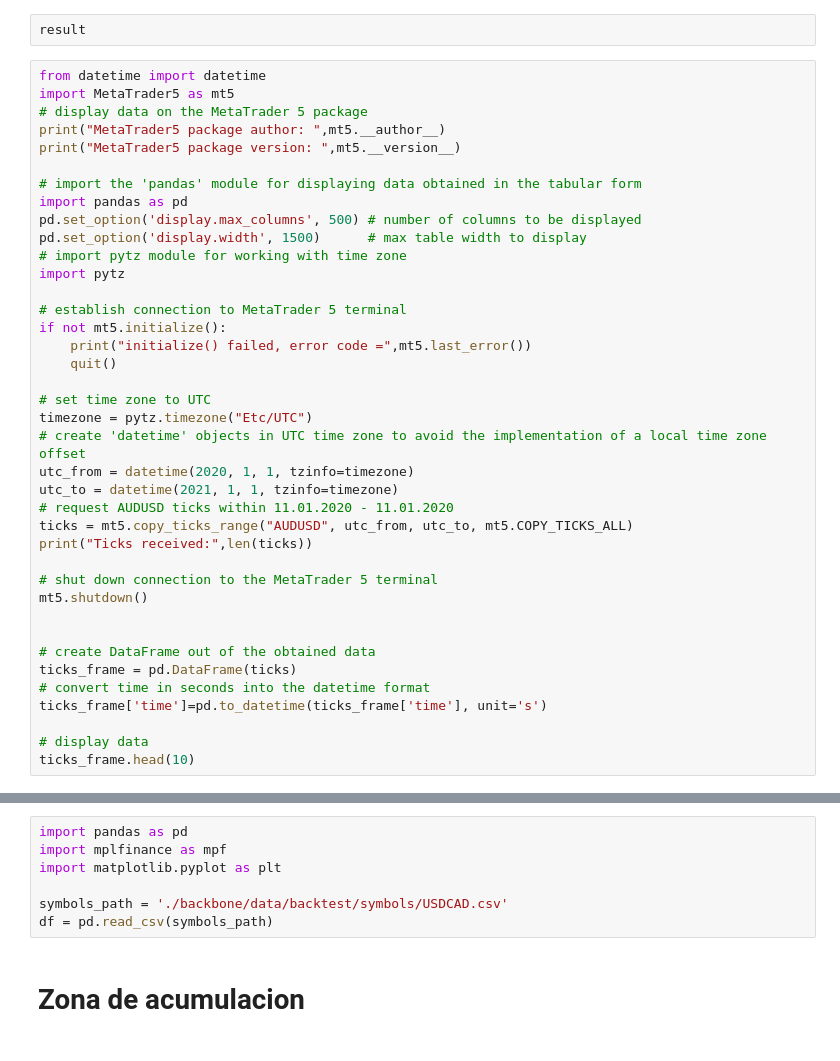
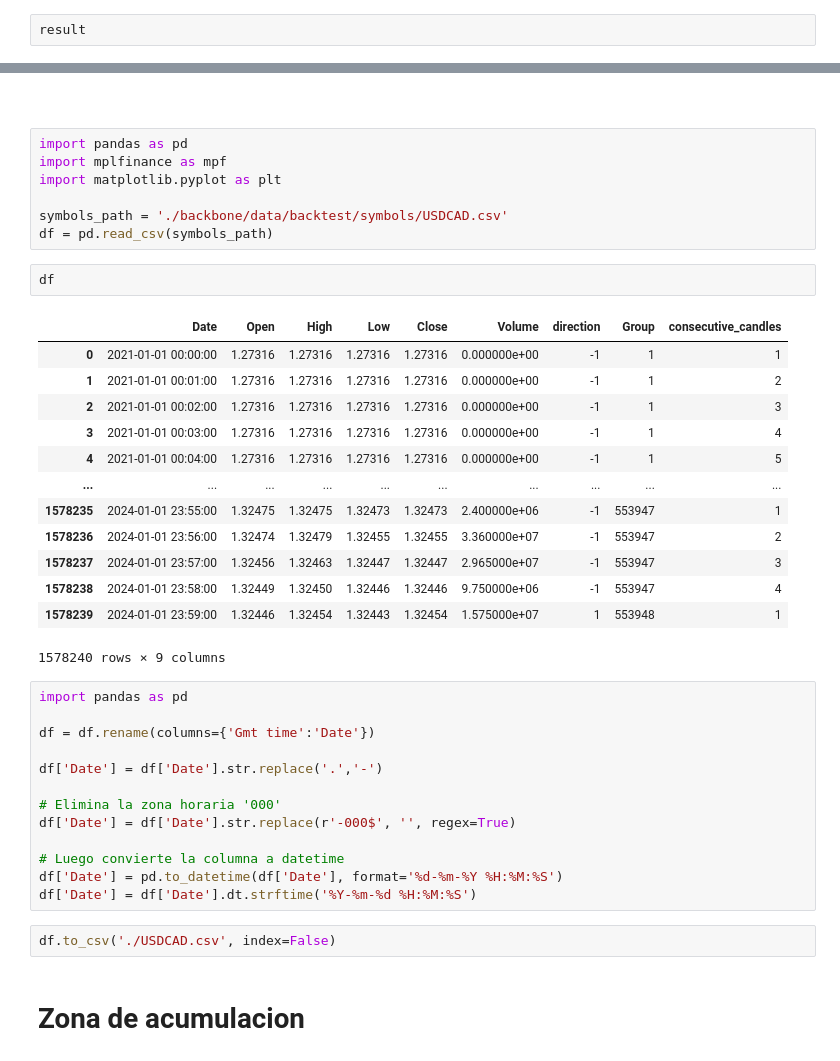
Before and after one commit to SaidJacobo/forex_ml_bot, a Jupyter notebook: notebooks/Pruebillas.ipynb, the cells around one changed output, grey strips where cells are left out. Drawn from its saved outputs; the diff is of its cells as text.

```diff
--- a/notebooks/Pruebillas.ipynb
+++ b/notebooks/Pruebillas.ipynb
@@ -704,43 +697,4 @@ else:
 # Cerrar la conexión con la plataforma MetaTrader 5
 # %%
 result
-# %%
-from datetime import datetime
-import MetaTrader5 as mt5
-# display data on the MetaTrader 5 package
-print("MetaTrader5 package author: ",mt5.__author__)
-print("MetaTrader5 package version: ",mt5.__version__)
-
-# import the 'pandas' module for displaying data obtained in the tabular form
-import pandas as pd
-pd.set_option('display.max_columns', 500) # number of columns to be displayed
-pd.set_option('display.width', 1500)      # max table width to display
-# import pytz module for working with time zone
-import pytz
-
-# establish connection to MetaTrader 5 terminal
-if not mt5.initialize():
-    print("initialize() failed, error code =",mt5.last_error())
-    quit()
-
-# set time zone to UTC
-timezone = pytz.timezone("Etc/UTC")
-# create 'datetime' objects in UTC time zone to avoid the implementation of a local time zone offset
-utc_from = datetime(2020, 1, 1, tzinfo=timezone)
-utc_to = datetime(2021, 1, 1, tzinfo=timezone)
-# request AUDUSD ticks within 11.01.2020 - 11.01.2020
-ticks = mt5.copy_ticks_range("AUDUSD", utc_from, utc_to, mt5.COPY_TICKS_ALL)
-print("Ticks received:",len(ticks))
-
-# shut down connection to the MetaTrader 5 terminal
-mt5.shutdown()
-
-
-# create DataFrame out of the obtained data
-ticks_frame = pd.DataFrame(ticks)
-# convert time in seconds into the datetime format
-ticks_frame['time']=pd.to_datetime(ticks_frame['time'], unit='s')
-
-# display data
-ticks_frame.head(10)
 # %%
@@ -748,3 +762,5 @@ ticks_frame
+# %% [markdown]
+####
 # %%
 import pandas as pd
 import mplfinance as mpf
@@ -752,4 +768,35 @@ import matplotlib.pyplot as plt
 
 symbols_path = './backbone/data/backtest/symbols/USDCAD.csv'
 df = pd.read_csv(symbols_path)
+# %%
+df
+# %% [output]
+|  | Date | Open | High | Low | Close | Volume | direction | Group | consecutive_candles |
+| 0 | 2021-01-01 00:00:00 | 1.27316 | 1.27316 | 1.27316 | 1.27316 | 0.000000e+00 | -1 | 1 | 1 |
+| 1 | 2021-01-01 00:01:00 | 1.27316 | 1.27316 | 1.27316 | 1.27316 | 0.000000e+00 | -1 | 1 | 2 |
+| 2 | 2021-01-01 00:02:00 | 1.27316 | 1.27316 | 1.27316 | 1.27316 | 0.000000e+00 | -1 | 1 | 3 |
+| 3 | 2021-01-01 00:03:00 | 1.27316 | 1.27316 | 1.27316 | 1.27316 | 0.000000e+00 | -1 | 1 | 4 |
+| 4 | 2021-01-01 00:04:00 | 1.27316 | 1.27316 | 1.27316 | 1.27316 | 0.000000e+00 | -1 | 1 | 5 |
+| ... | ... | ... | ... | ... | ... | ... | ... | ... | ... |
+| 1578235 | 2024-01-01 23:55:00 | 1.32475 | 1.32475 | 1.32473 | 1.32473 | 2.400000e+06 | -1 | 553947 | 1 |
+| 1578236 | 2024-01-01 23:56:00 | 1.32474 | 1.32479 | 1.32455 | 1.32455 | 3.360000e+07 | -1 | 553947 | 2 |
+| 1578237 | 2024-01-01 23:57:00 | 1.32456 | 1.32463 | 1.32447 | 1.32447 | 2.965000e+07 | -1 | 553947 | 3 |
+| 1578238 | 2024-01-01 23:58:00 | 1.32449 | 1.32450 | 1.32446 | 1.32446 | 9.750000e+06 | -1 | 553947 | 4 |
+| 1578239 | 2024-01-01 23:59:00 | 1.32446 | 1.32454 | 1.32443 | 1.32454 | 1.575000e+07 | 1 | 553948 | 1 |
+1578240 rows × 9 columns
+# %%
+import pandas as pd
+
+df = df.rename(columns={'Gmt time':'Date'})
+
+df['Date'] = df['Date'].str.replace('.','-')
+
+# Elimina la zona horaria '000'
+df['Date'] = df['Date'].str.replace(r'-000$', '', regex=True)
+
+# Luego convierte la columna a datetime
+df['Date'] = pd.to_datetime(df['Date'], format='%d-%m-%Y %H:%M:%S')
+df['Date'] = df['Date'].dt.strftime('%Y-%m-%d %H:%M:%S')
+# %%
+df.to_csv('./USDCAD.csv', index=False)
 # %% [markdown]
```
Also changed, not shown: parts of 20 cells of this notebook, 13 other files.
